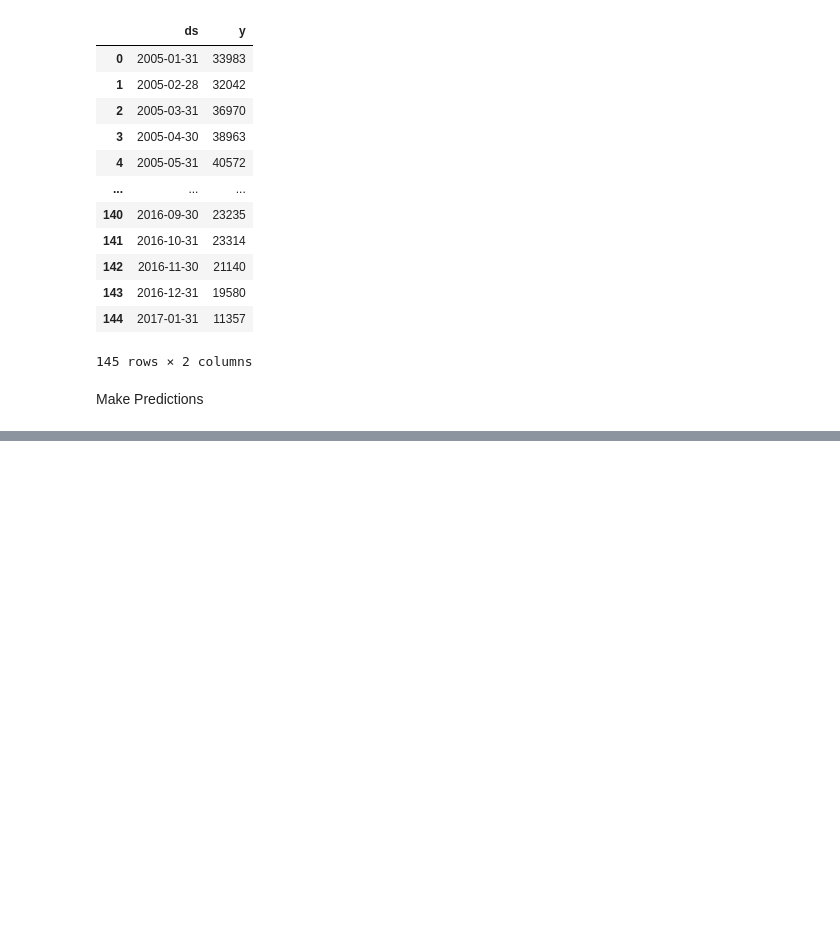
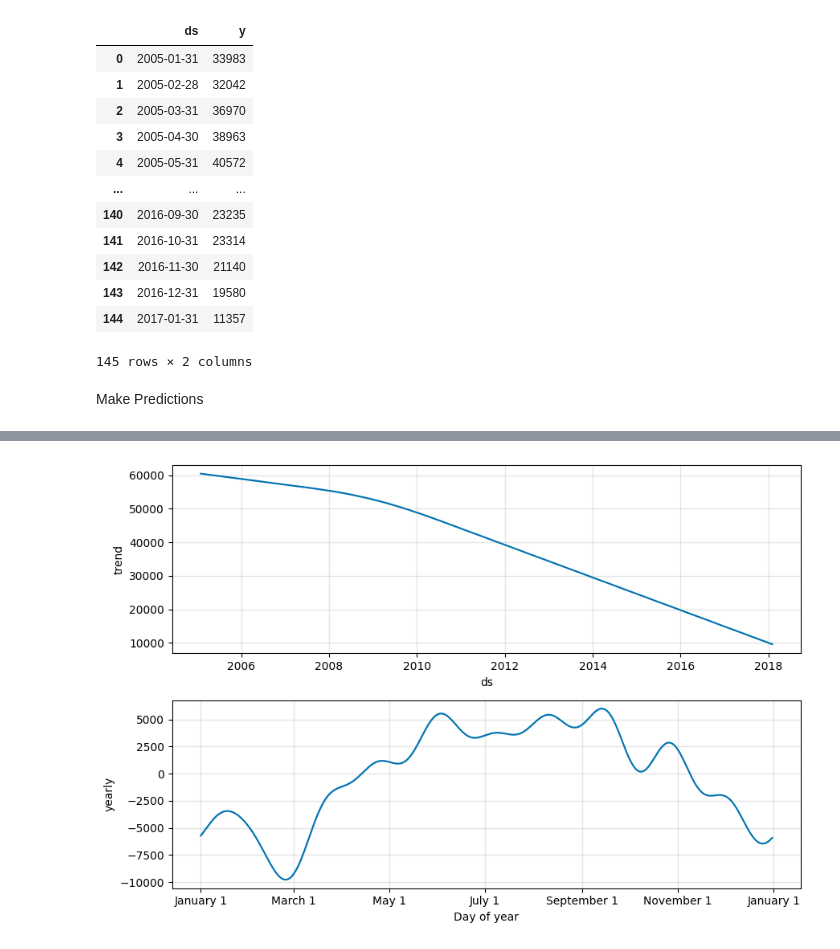
Before and after one commit to Devansh-Gupta-Official/facebook-prophet-chicagocrime, a Jupyter notebook: code.ipynb, the cells around one changed output, grey strips where cells are left out. Saved outputs shown, nothing was run; the diff lists cells and outputs as text; code cells hidden in the pictures; blank space fills up the shorter version.

```diff
--- a/code.ipynb
+++ b/code.ipynb
@@ -243,0 +273,4 @@ p = Prophet()
+# %%
+figure=p.plot_components(forecast)
+# %% [output]
+[figure, added]
```
Also changed, not shown: parts of 4 cells of this notebook.
